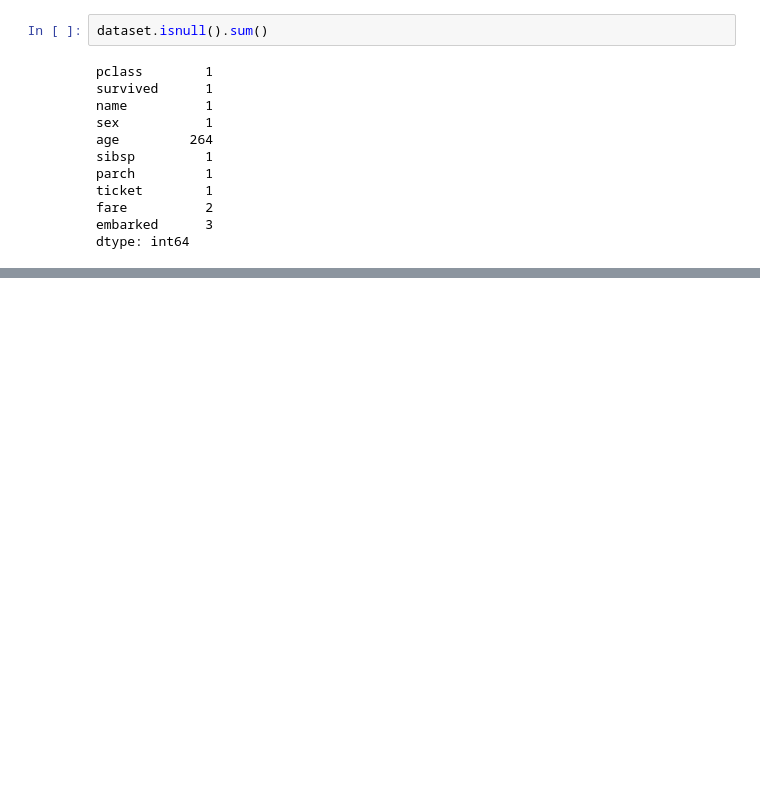
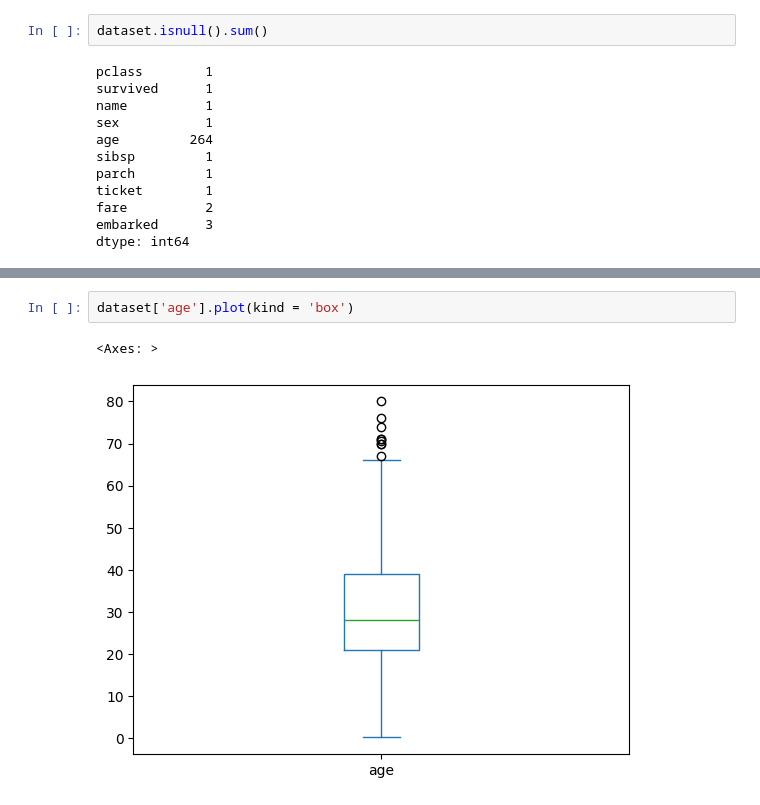
Before and after one commit to bvkiran8058/Machine-Learning, a Jupyter notebook: 00 Data Preprocessing.ipynb, the cells around one changed output, grey strips where cells are left out. Saved outputs shown, nothing was run; the diff lists cells and outputs as text; blank space fills up the shorter version.

```diff
--- a/00 Data Preprocessing.ipynb
+++ b/00 Data Preprocessing.ipynb
@@ -122,0 +117,5 @@ dtype: int64
+# %%
+dataset['age'].plot(kind = 'box')
+# %% [output]
+<Axes: >
+[figure, added]
```
Also changed, not shown: parts of 17 cells of this notebook.
